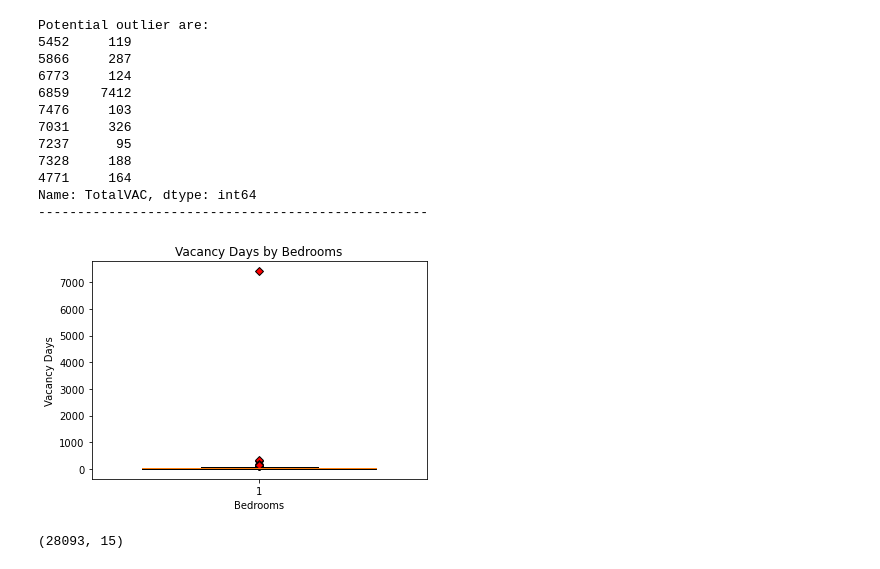
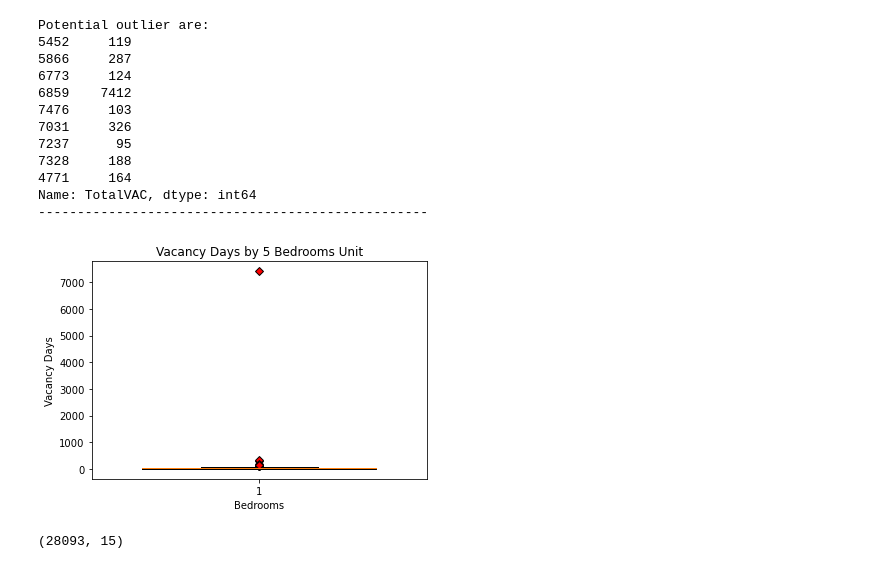
Before and after one commit to Anguyensfg/project-1, a Jupyter notebook: Untitled-1.ipynb, the cells around one changed output. Cells and saved outputs as stored; diff of their text form; code cells hidden in the pictures.

```diff
--- a/Untitled-1.ipynb
+++ b/Untitled-1.ipynb
@@ -312,16 +331,16 @@ Name: TotalVAC, dtype: int64
 # %%
 # Generate a box plot of the 5 Bed Detached House Vacancy Days
 #Variable to change the colour of the potential outlier in boxplot
 red_diamond = dict(markerfacecolor='r', marker='D')
 # Generate a box plot
 fig1, ax1 = plt.subplots()
-ax1.set_title('Vacancy Days by Bedrooms')
+ax1.set_title('Vacancy Days by 5 Bedrooms Unit')
 ax1.set_ylabel('Vacancy Days')
 ax1.set_xlabel('Bedrooms')
 ax1.boxplot(five_bed_detached_vdays, flierprops=red_diamond, widths = .7, vert=True)
 plt.show()
 # %% [output]
-[figure, old version]
+[figure, new version]
 # %%
 #Drop top 3 outliers index 6859, 7031, 5866
 new_df = df.drop([6859, 7031, 5866])
```
Also changed, not shown: parts of 9 cells of this notebook, 4 other files.
